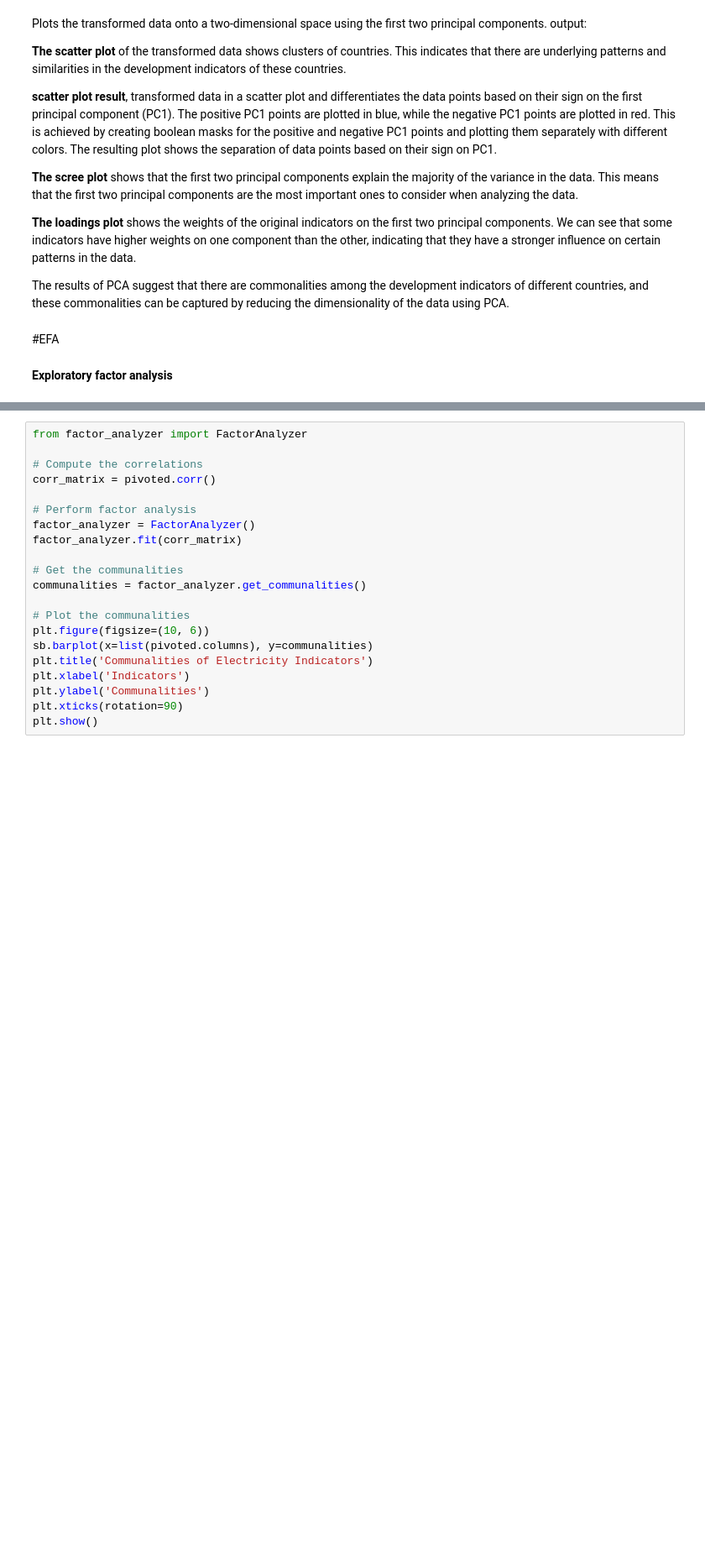
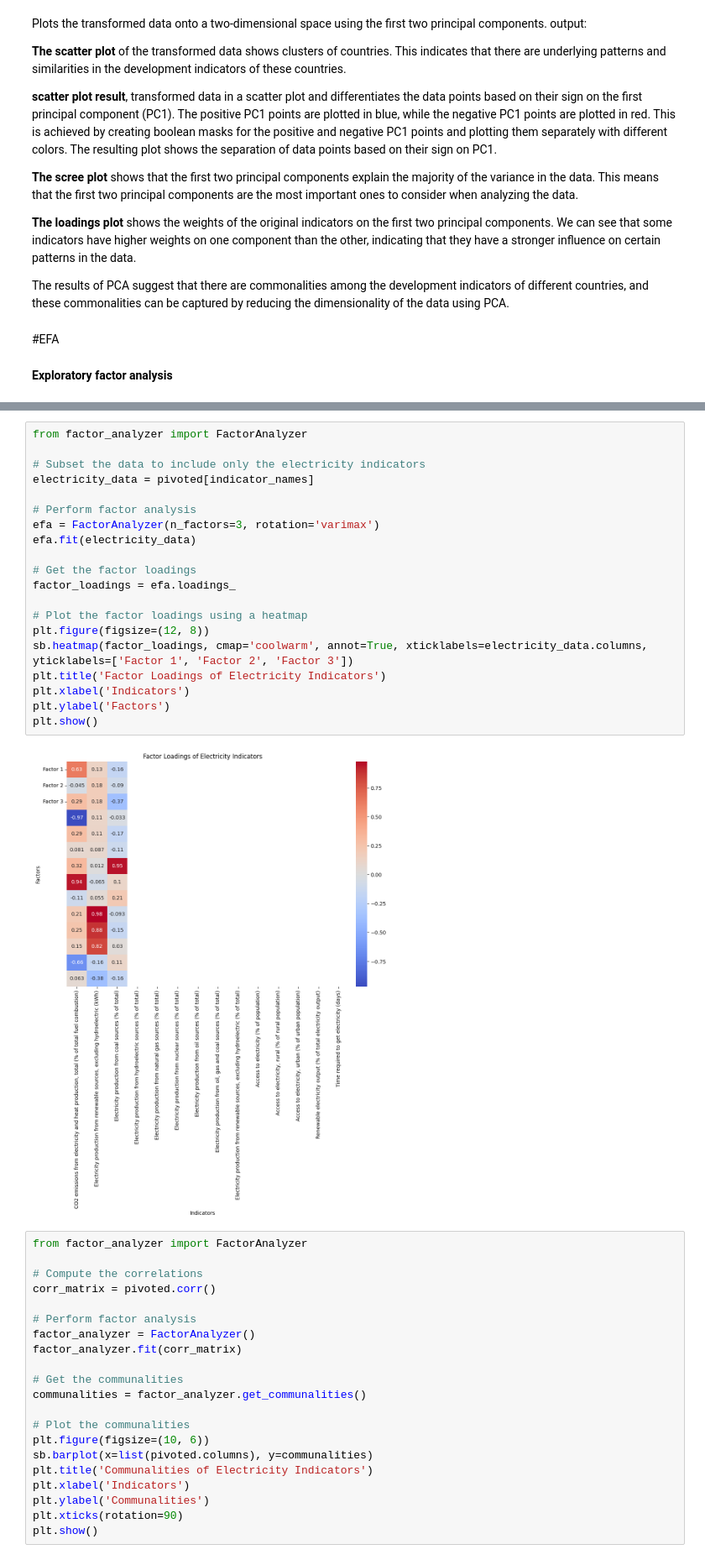
Before and after one commit to MaliheDahmardeh/World-Development-Indicators, a Jupyter notebook: WDI.ipynb, the cells around one changed output, grey strips where cells are left out. Shown at 84% size. Cells and saved outputs as stored; diff of their text form; blank space fills up the shorter version.

```diff
--- a/WDI.ipynb
+++ b/WDI.ipynb
@@ -569,3 +586,25 @@ The results of PCA suggest that there are commonalities among the development in
+# %%
+from factor_analyzer import FactorAnalyzer
+
+# Subset the data to include only the electricity indicators
+electricity_data = pivoted[indicator_names]
+
+# Perform factor analysis
+efa = FactorAnalyzer(n_factors=3, rotation='varimax')
+efa.fit(electricity_data)
+
+# Get the factor loadings
+factor_loadings = efa.loadings_
+
+# Plot the factor loadings using a heatmap
+plt.figure(figsize=(12, 8))
+sb.heatmap(factor_loadings, cmap='coolwarm', annot=True, xticklabels=electricity_data.columns, yticklabels=['Factor 1', 'Factor 2', 'Factor 3'])
+plt.title('Factor Loadings of Electricity Indicators')
+plt.xlabel('Indicators')
+plt.ylabel('Factors')
+plt.show()
+# %% [output]
+[figure, added]
 # %%
 from factor_analyzer import FactorAnalyzer
 
```
Also changed, not shown: parts of 4 cells of this notebook.
